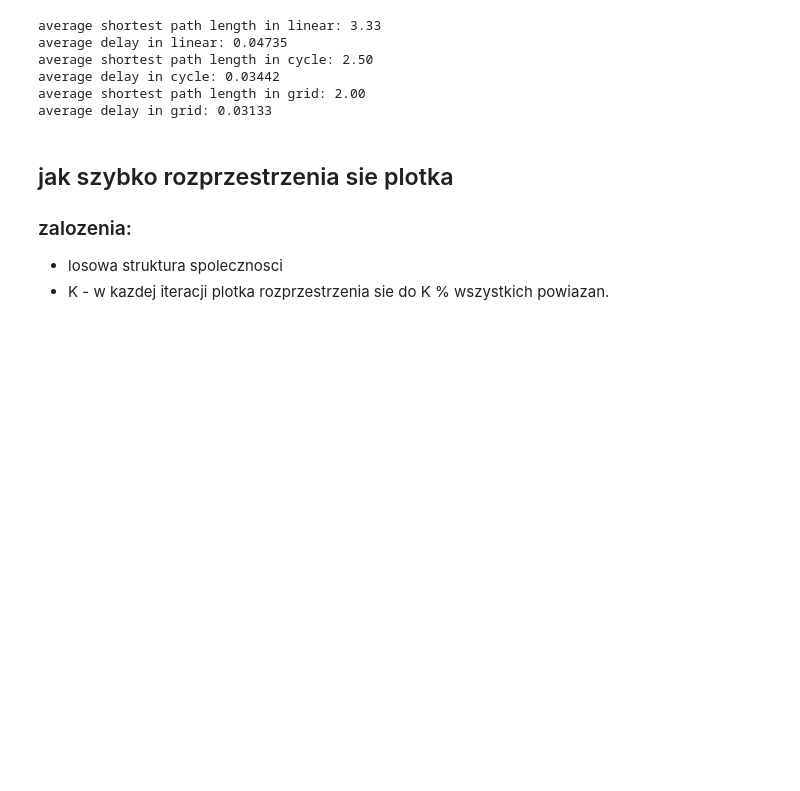
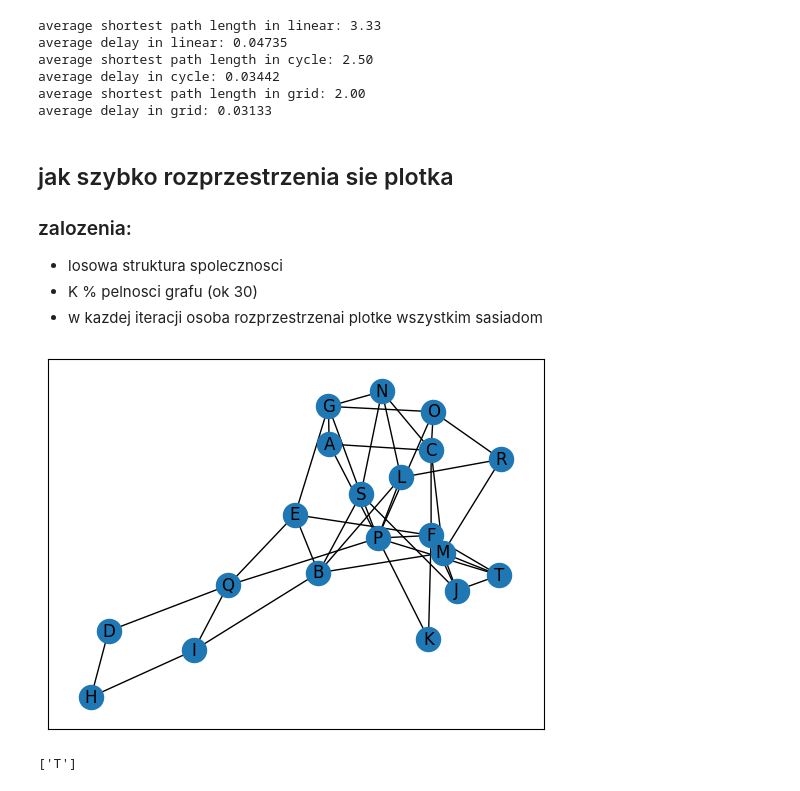
Before and after one commit to michalskibinski109/marcin, a Jupyter notebook: SZ_laby/zad3.ipynb, the cells around one changed output. Cells and saved outputs as stored; diff of their text form; code cells hidden in the pictures; blank space fills up the shorter version.

```diff
--- a/SZ_laby/zad3.ipynb
+++ b/SZ_laby/zad3.ipynb
@@ -83,4 +83,37 @@ average delay in grid: 0.03133
 ## jak szybko rozprzestrzenia sie plotka
 ### zalozenia:
 - losowa struktura spolecznosci
-- K - w kazdej iteracji plotka rozprzestrzenia sie do K % wszystkich powiazan.
+- K % pelnosci grafu (ok 30)
+- w kazdej iteracji osoba rozprzestrzenai plotke wszystkim sasiadom
+# %%
+import networkx as nx
+from itertools import combinations
+def create_random_edges(G, k):
+    """
+    Creates edges between nodes in a graph based on the type of connection
+    G: networkx graph
+    k: int probability of creating an edge
+    """
+    pairs = list(combinations(G.nodes(), 2))
+    edges = []
+    nodes = list(G.nodes())
+    for pair in pairs:
+        if np.random.random() <= k:
+            edges.append(pair)
+    G.remove_edges_from(G.edges)
+    G.add_edges_from(edges)
+
+    return G
+# %%
+N =   20# must be a power of some number
+nodes = [chr(i) for i in range(65, 65 + N)]
+G = nx.path_graph(nodes)
+G = create_random_edges(G, 0.2)
+nx.draw_networkx(G, with_labels=True)
+# %% [output]
+[figure, added]
+# %%
+infected_nodes = list(np.random.choice(G.nodes(), 1))
+print(infected_nodes)
+# %% [output]
+['T']
```
Also changed, not shown: parts of 5 cells of this notebook.
